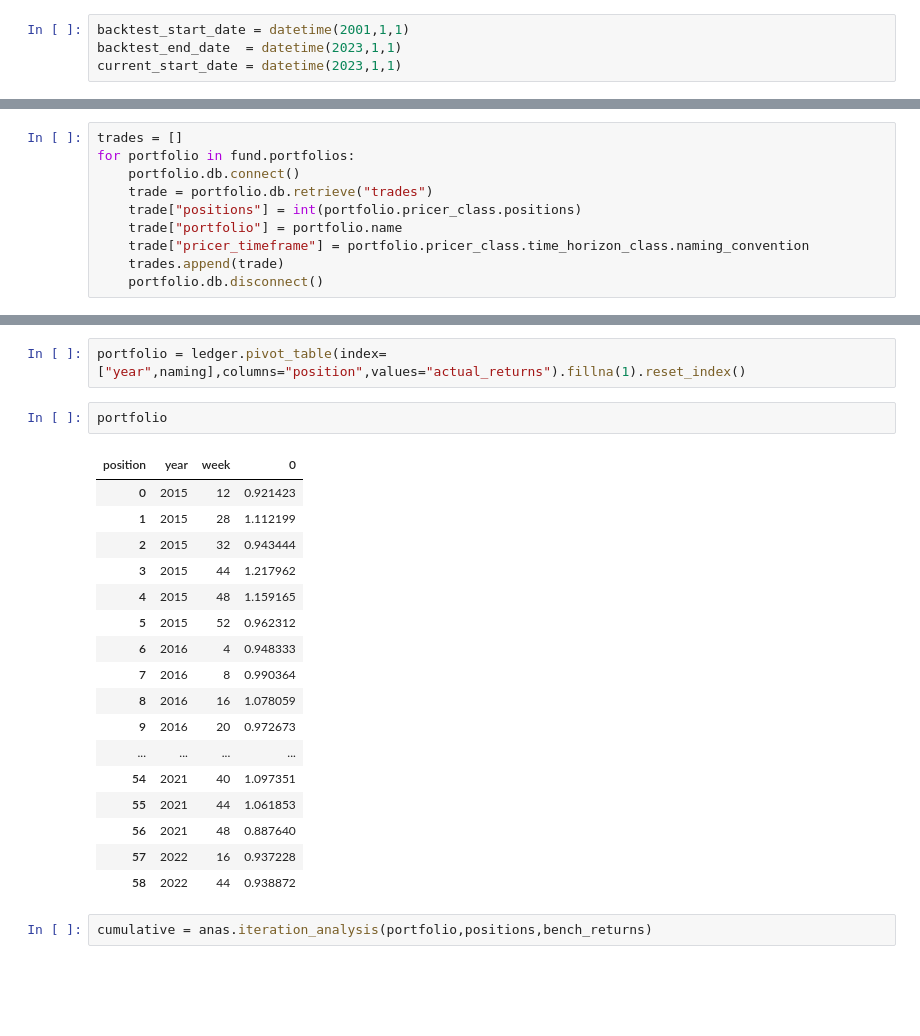
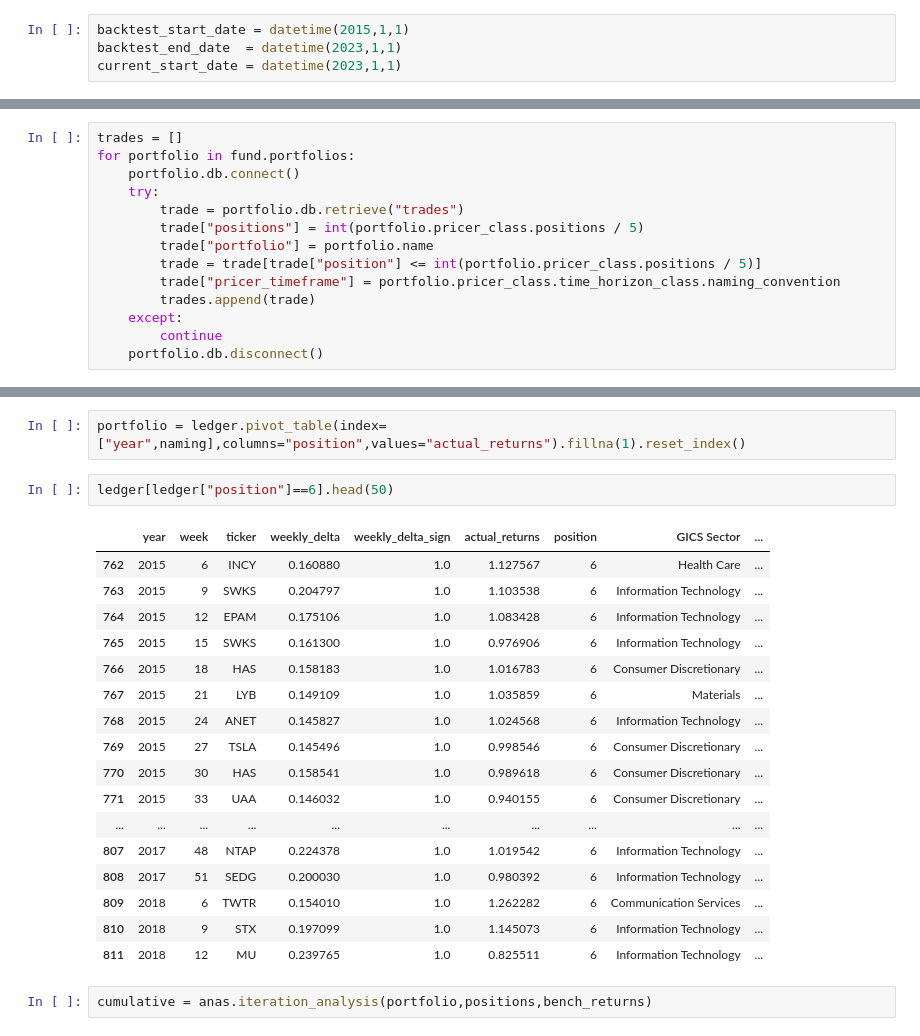
Before and after one commit to webclinic017/longshot-, a Jupyter notebook: analysis.ipynb, the cells around one changed output, grey strips where cells are left out. Drawn from its saved outputs; the diff is of its cells as text; blank space fills up the shorter version.

```diff
--- a/analysis.ipynb
+++ b/analysis.ipynb
@@ -29,7 +29,7 @@ import numpy as np
 import matplotlib.pyplot as plt
 import pickle
 # %%
-backtest_start_date = datetime(2001,1,1)
+backtest_start_date = datetime(2015,1,1)
 backtest_end_date  = datetime(2023,1,1)
 current_start_date = datetime(2023,1,1)
 # %%
@@ -79,11 +79,15 @@ market.disconnect()
 trades = []
 for portfolio in fund.portfolios:
     portfolio.db.connect()
-    trade = portfolio.db.retrieve("trades")
-    trade["positions"] = int(portfolio.pricer_class.positions)
-    trade["portfolio"] = portfolio.name
-    trade["pricer_timeframe"] = portfolio.pricer_class.time_horizon_class.naming_convention
-    trades.append(trade)
+    try:
+        trade = portfolio.db.retrieve("trades")
+        trade["positions"] = int(portfolio.pricer_class.positions / 5)
+        trade["portfolio"] = portfolio.name
+        trade = trade[trade["position"] <= int(portfolio.pricer_class.positions / 5)]
+        trade["pricer_timeframe"] = portfolio.pricer_class.time_horizon_class.naming_convention
+        trades.append(trade)
+    except:
+        continue
     portfolio.db.disconnect()
 # %%
 t = pd.concat(trades)
@@ -219,25 +223,25 @@ ledger[ledger["actual_returns"]>1].index.size / ledger.index.size
 # %%
 portfolio = ledger.pivot_table(index=["year",naming],columns="position",values="actual_returns").fillna(1).reset_index()
 # %%
-portfolio
+ledger[ledger["position"]==6].head(50)
 # %% [output]
-| position | year | week | 0 |
-| 0 | 2015 | 12 | 0.921423 |
-| 1 | 2015 | 28 | 1.112199 |
-| 2 | 2015 | 32 | 0.943444 |
-| 3 | 2015 | 44 | 1.217962 |
-| 4 | 2015 | 48 | 1.159165 |
-| 5 | 2015 | 52 | 0.962312 |
-| 6 | 2016 | 4 | 0.948333 |
-| 7 | 2016 | 8 | 0.990364 |
-| 8 | 2016 | 16 | 1.078059 |
-| 9 | 2016 | 20 | 0.972673 |
-| ... | ... | ... | ... |
-| 54 | 2021 | 40 | 1.097351 |
-| 55 | 2021 | 44 | 1.061853 |
-| 56 | 2021 | 48 | 0.887640 |
-| 57 | 2022 | 16 | 0.937228 |
-| 58 | 2022 | 44 | 0.938872 |
+|  | year | week | ticker | weekly_delta | weekly_delta_sign | actual_returns | position | GICS Sector | ... |
+| 762 | 2015 | 6 | INCY | 0.160880 | 1.0 | 1.127567 | 6 | Health Care | ... |
+| 763 | 2015 | 9 | SWKS | 0.204797 | 1.0 | 1.103538 | 6 | Information Technology | ... |
+| 764 | 2015 | 12 | EPAM | 0.175106 | 1.0 | 1.083428 | 6 | Information Technology | ... |
+| 765 | 2015 | 15 | SWKS | 0.161300 | 1.0 | 0.976906 | 6 | Information Technology | ... |
+| 766 | 2015 | 18 | HAS | 0.158183 | 1.0 | 1.016783 | 6 | Consumer Discretionary | ... |
+| 767 | 2015 | 21 | LYB | 0.149109 | 1.0 | 1.035859 | 6 | Materials | ... |
+| 768 | 2015 | 24 | ANET | 0.145827 | 1.0 | 1.024568 | 6 | Information Technology | ... |
+| 769 | 2015 | 27 | TSLA | 0.145496 | 1.0 | 0.998546 | 6 | Consumer Discretionary | ... |
+| 770 | 2015 | 30 | HAS | 0.158541 | 1.0 | 0.989618 | 6 | Consumer Discretionary | ... |
+| 771 | 2015 | 33 | UAA | 0.146032 | 1.0 | 0.940155 | 6 | Consumer Discretionary | ... |
+| ... | ... | ... | ... | ... | ... | ... | ... | ... | ... |
+| 807 | 2017 | 48 | NTAP | 0.224378 | 1.0 | 1.019542 | 6 | Information Technology | ... |
+| 808 | 2017 | 51 | SEDG | 0.200030 | 1.0 | 0.980392 | 6 | Information Technology | ... |
+| 809 | 2018 | 6 | TWTR | 0.154010 | 1.0 | 1.262282 | 6 | Communication Services | ... |
+| 810 | 2018 | 9 | STX | 0.197099 | 1.0 | 1.145073 | 6 | Information Technology | ... |
+| 811 | 2018 | 12 | MU | 0.239765 | 1.0 | 0.825511 | 6 | Information Technology | ... |
 # %%
 cumulative = anas.iteration_analysis(portfolio,positions,bench_returns)
 # %%
```
Also changed, not shown: parts of 14 cells of this notebook, 4 other files.
